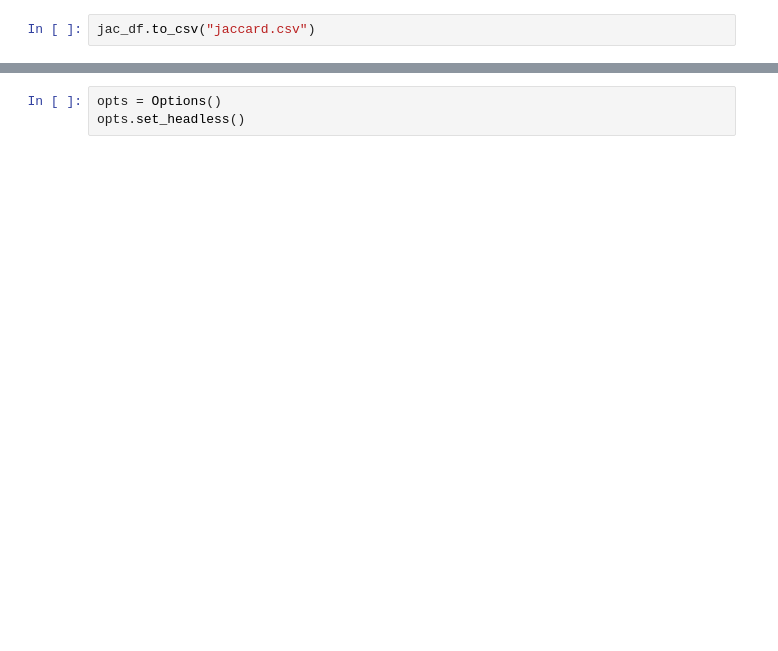
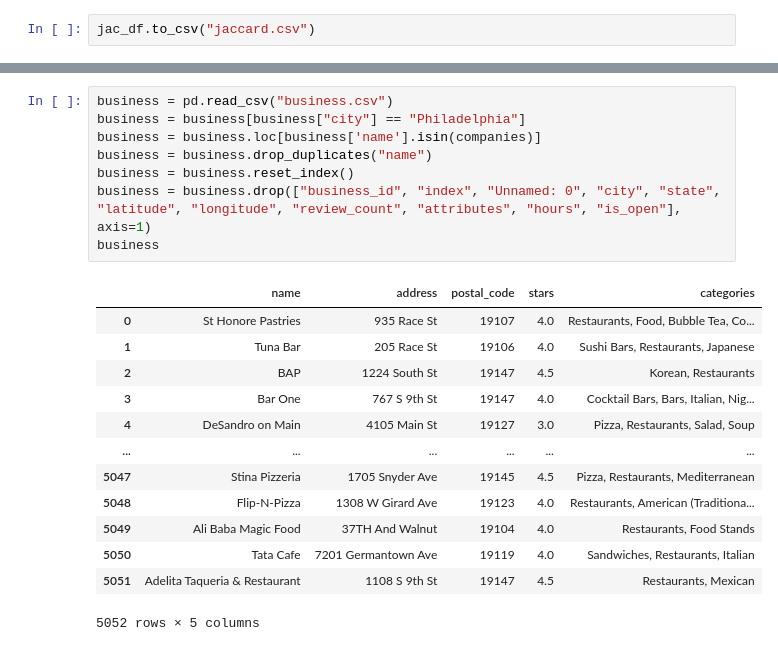
Before and after one commit to brookewu/4300Project, a Jupyter notebook: preliminary_work/generate_jaccard.ipynb, the cells around one changed output, grey strips where cells are left out. Cells and saved outputs as stored; diff of their text form; blank space fills up the shorter version.

```diff
--- a/preliminary_work/generate_jaccard.ipynb
+++ b/preliminary_work/generate_jaccard.ipynb
@@ -171,3 +120,22 @@ business
-# %%
-opts = Options()
-opts.set_headless()
+# %%
+business = pd.read_csv("business.csv")
+business = business[business["city"] == "Philadelphia"]
+business = business.loc[business['name'].isin(companies)]
+business = business.drop_duplicates("name")
+business = business.reset_index()
+business = business.drop(["business_id", "index", "Unnamed: 0", "city", "state", "latitude", "longitude", "review_count", "attributes", "hours", "is_open"], axis=1)
+business
+# %% [output]
+|  | name | address | postal_code | stars | categories |
+| 0 | St Honore Pastries | 935 Race St | 19107 | 4.0 | Restaurants, Food, Bubble Tea, Co... |
+| 1 | Tuna Bar | 205 Race St | 19106 | 4.0 | Sushi Bars, Restaurants, Japanese |
+| 2 | BAP | 1224 South St | 19147 | 4.5 | Korean, Restaurants |
+| 3 | Bar One | 767 S 9th St | 19147 | 4.0 | Cocktail Bars, Bars, Italian, Nig... |
+| 4 | DeSandro on Main | 4105 Main St | 19127 | 3.0 | Pizza, Restaurants, Salad, Soup |
+| ... | ... | ... | ... | ... | ... |
+| 5047 | Stina Pizzeria | 1705 Snyder Ave | 19145 | 4.5 | Pizza, Restaurants, Mediterranean |
+| 5048 | Flip-N-Pizza | 1308 W Girard Ave | 19123 | 4.0 | Restaurants, American (Traditiona... |
+| 5049 | Ali Baba Magic Food | 37TH And Walnut | 19104 | 4.0 | Restaurants, Food Stands |
+| 5050 | Tata Cafe | 7201 Germantown Ave | 19119 | 4.0 | Sandwiches, Restaurants, Italian |
+| 5051 | Adelita Taqueria & Restaurant | 1108 S 9th St | 19147 | 4.5 | Restaurants, Mexican |
+5052 rows × 5 columns
```
Also changed, not shown: parts of 7 cells of this notebook.
